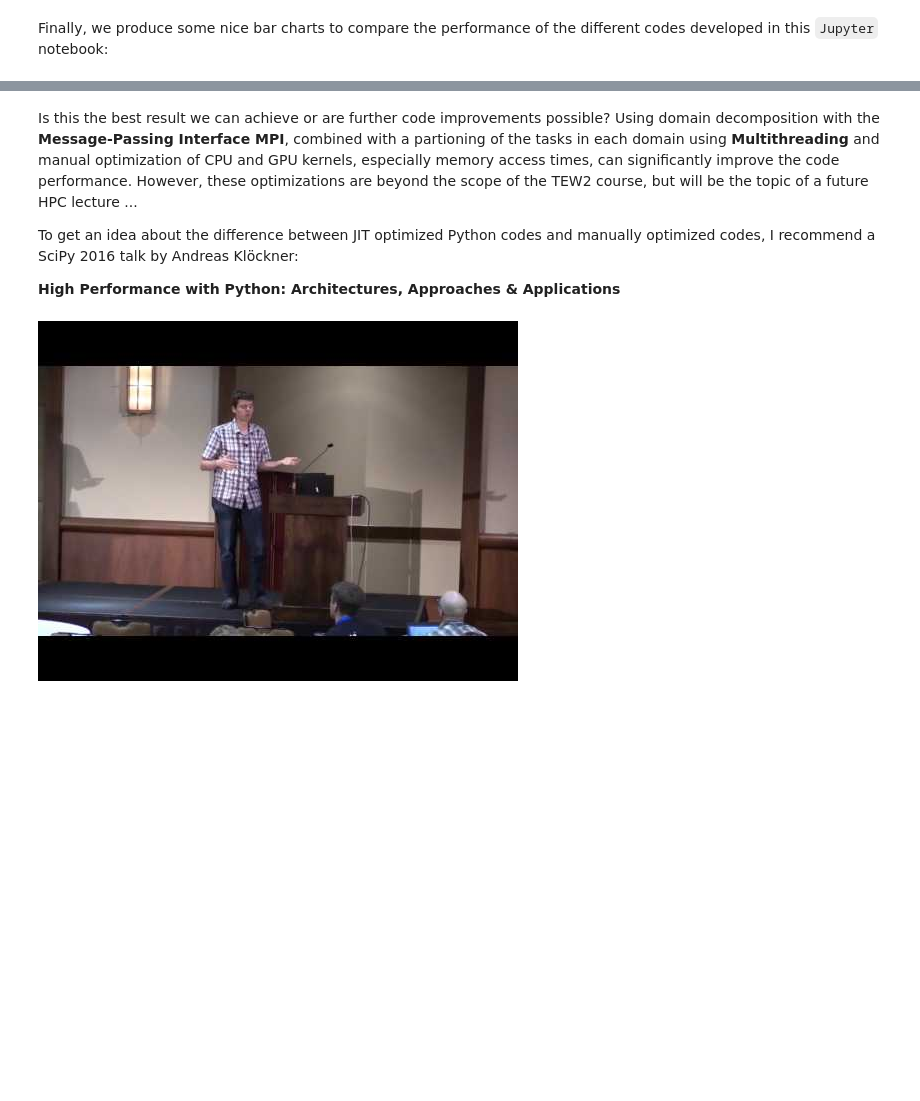
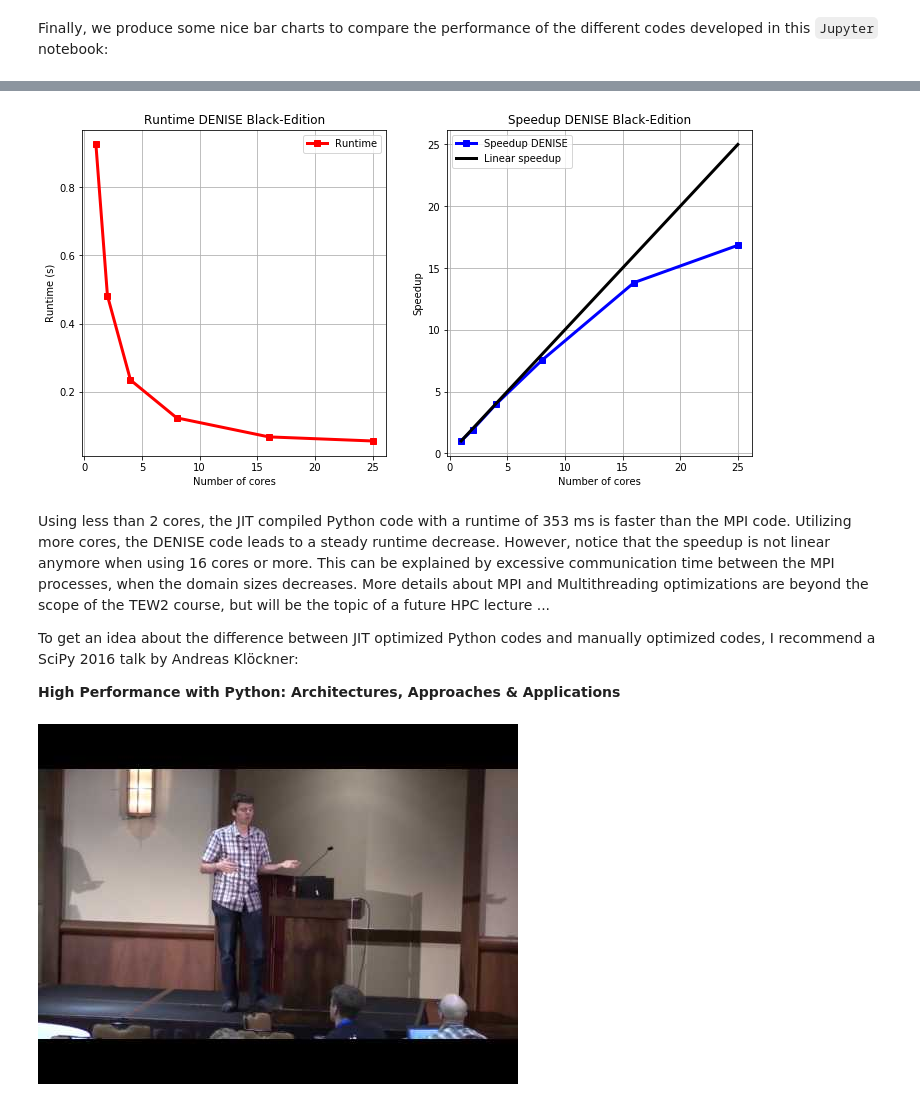
Before and after one commit to daniel-koehn/Theory-of-seismic-waves-II, a Jupyter notebook: 05_2D_acoustic_FD_modelling/2_Optimizing_fdac2d_code.ipynb, the cells around one changed output, grey strips where cells are left out. Saved outputs shown, nothing was run; the diff lists cells and outputs as text; code cells hidden in the pictures; blank space fills up the shorter version.

```diff
--- a/05_2D_acoustic_FD_modelling/2_Optimizing_fdac2d_code.ipynb
+++ b/05_2D_acoustic_FD_modelling/2_Optimizing_fdac2d_code.ipynb
@@ -452,5 +456,40 @@ plt.show()
+# %%
+# Define figure size
+rcParams['figure.figsize'] = 12, 6
+
+# number of cores and runtime
+cores = np.array([1, 2, 4, 8, 16, 25])
+t_denise = np.array([0.926, 0.482, 0.234, 0.123, 0.067, 0.055])
+
+# speed-up with respect to the runtime of the 1st core
+# and linear speedup
+speedup_denise = t_denise[0] / t_denise
+linear_speedup = cores
+
+# plot runtime
+ax2 = plt.subplot(121)
+plt.plot(cores, t_denise, 'rs-',lw=3,label="Runtime")
+plt.title('Runtime DENISE Black-Edition')
+plt.xlabel('Number of cores')
+plt.ylabel('Runtime (s)')
+plt.legend()
+plt.grid()
+
+# plot speedup
+ax2 = plt.subplot(122)
+plt.plot(cores, speedup_denise, 'bs-',lw=3,label="Speedup DENISE")
+plt.plot(cores, linear_speedup, 'k-',lw=3,label="Linear speedup")
+plt.title('Speedup DENISE Black-Edition')
+plt.xlabel('Number of cores')
+plt.ylabel('Speedup')
+plt.legend()
+plt.grid()
+
+plt.show()
+# %% [output]
+[figure, added]
 # %% [markdown]
-Is this the best result we can achieve or are further code improvements possible? Using domain decomposition with the **Message-Passing Interface MPI**, combined with a partioning of the tasks in each domain using **Multithreading** and manual optimization of CPU and GPU kernels, especially memory access times, can significantly improve the code performance. However, these optimizations are beyond the scope of the TEW2 course, but will be the topic of a future HPC lecture ...
+Using less than 2 cores, the JIT compiled Python code with a runtime of 353 ms is faster than the MPI code. Utilizing more cores, the DENISE code leads to a steady runtime decrease. However, notice that the speedup is not linear anymore when using 16 cores or more. This can be explained by excessive communication time between the MPI processes, when the domain sizes decreases. More details about MPI and Multithreading optimizations are beyond the scope of the TEW2 course, but will be the topic of a future HPC lecture ...
 
 To get an idea about the difference between JIT optimized Python codes and manually optimized codes, I recommend a SciPy 2016 talk by Andreas Klöckner:
 
```
Also changed, not shown: parts of 12 cells of this notebook, 3 other files.
